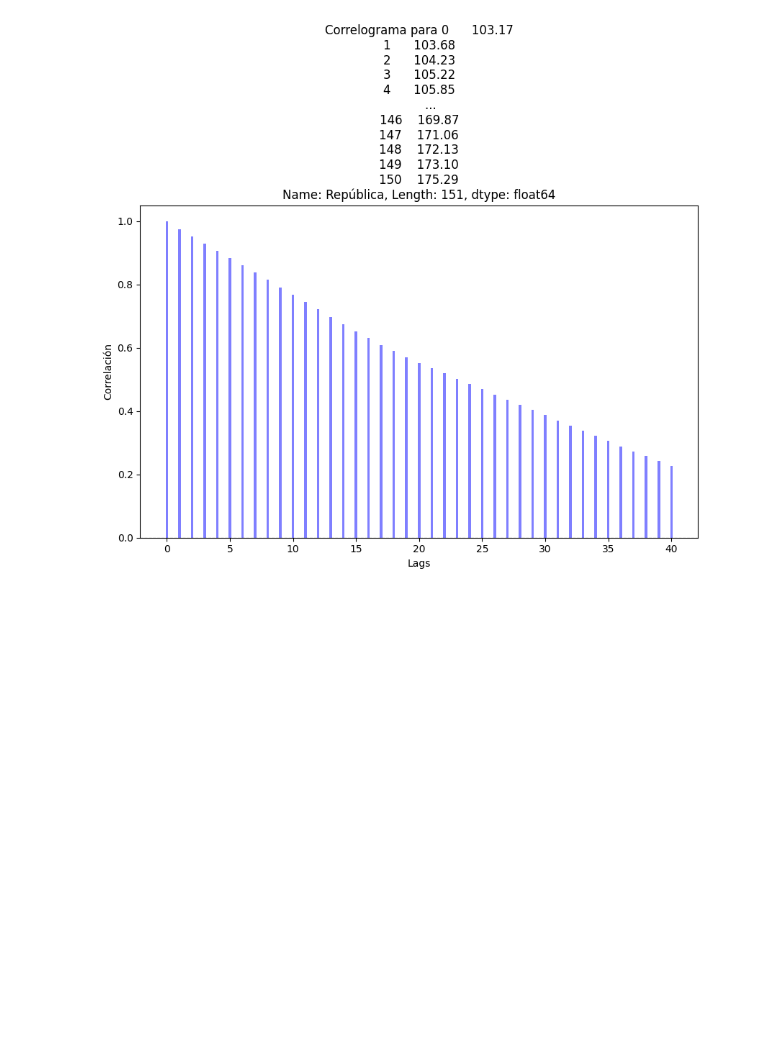
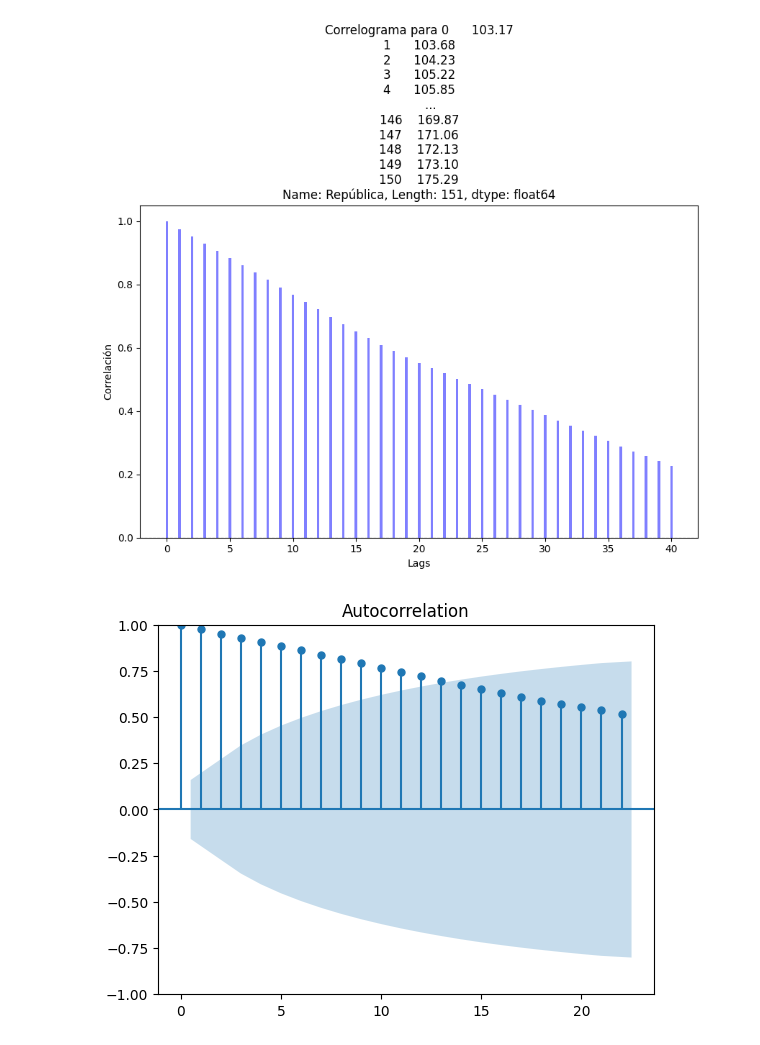
Before and after one commit to alexalay21/ARIMA_IPC, a Jupyter notebook: IPC.ipynb, the cells around one changed output. Saved outputs shown, nothing was run; the diff lists cells and outputs as text; code cells hidden in the pictures; blank space fills up the shorter version.

Commit message:
predicciones

```diff
--- a/IPC.ipynb
+++ b/IPC.ipynb
@@ -112,3 +112,103 @@ Name: República, dtype: float64
 [figure]
 [figure]
 [figure]
+# %%
+
+from statsmodels.graphics.tsaplots import plot_acf
+from statsmodels.graphics.tsaplots import plot_pacf
+
+plot_acf(valores)
+
+f = plt.figure()
+ax1 = f.add_subplot(121)
+ax1.set_title('1er orden')
+ax1.plot(valores.diff())
+
+ax2 = f.add_subplot(122)
+plot_acf(valores.diff().dropna(), ax=ax2)
+plt.show()
+
+from statsmodels.tsa.stattools import adfuller
+result = adfuller(valores.dropna())
+print('p_value: ', result[1])
+
+result = adfuller(valores.diff().dropna())
+print('p_value: ', result[1])
+
+result = adfuller(valores.diff().diff().dropna())
+print('p_value: ', result[1])
+
+f = plt.figure()
+ax1 = f.add_subplot(121)
+ax1.set_title('1er orden')
+ax1.plot(valores.diff())
+
+ax2 = f.add_subplot(122)
+plot_pacf(valores.diff().dropna(), ax=ax2)
+plt.show()
+
+f = plt.figure()
+ax1 = f.add_subplot(121)
+ax1.set_title('2do orden')
+ax1.plot(valores.diff().diff())
+
+ax2 = f.add_subplot(122)
+plot_pacf(valores.diff().diff().dropna(), ax=ax2)
+plt.show()
+
+##ACF
+
+f = plt.figure()
+ax1 = f.add_subplot(121)
+ax1.set_title('1er orden')
+ax1.plot(valores.diff())
+
+ax2 = f.add_subplot(122)
+plot_acf(valores.diff().dropna(), ax=ax2)
+plt.show()
+
+f = plt.figure()
+ax1 = f.add_subplot(121)
+ax1.set_title('2do orden')
+ax1.plot(valores.diff().diff())
+
+ax2 = f.add_subplot(122)
+plot_acf(valores.diff().diff().dropna(), ax=ax2)
+plt.show()
+
+
+
+valores2 =np.array(valores)
+from statsmodels.tsa.arima.model import ARIMA
+
+arima_model = ARIMA(valores, order=(1,1,1))
+model =arima_model.fit()
+print(model.summary())
+# Obtener las predicciones
+
+predicciones = model.get_prediction(dynamic=False)
+predicciones_ci = predicciones.conf_int()
+# Crear un rango de índices para graficar
+
+#indice_tiempo = range(len(valores))
+
+# Graficar las observaciones y las predicciones
+
+plt.figure(figsize=(10,6))
+plt.plot(valores, label='Observado', color ='black')
+plt.plot(predicciones.predicted_mean, label='Predicciones', color ='red')
+
+# Rellenar el área de confianza
+plt.fill_between(predicciones_ci.index,
+                 predicciones_ci.iloc[:, 0],
+                 predicciones_ci.iloc[:, 1], color ='r',alpha=0.1)
+
+# Ajustar el diseño del gráfico
+
+plt.title('Predicciones del modelo ARIMA')
+plt.xlabel('índice de tiempo')
+plt.ylabel('Valor observado')
+plt.legend()
+plt.show()
+# %% [output]
+[figure, added]
```
Also changed, not shown: parts of 2 cells of this notebook.
